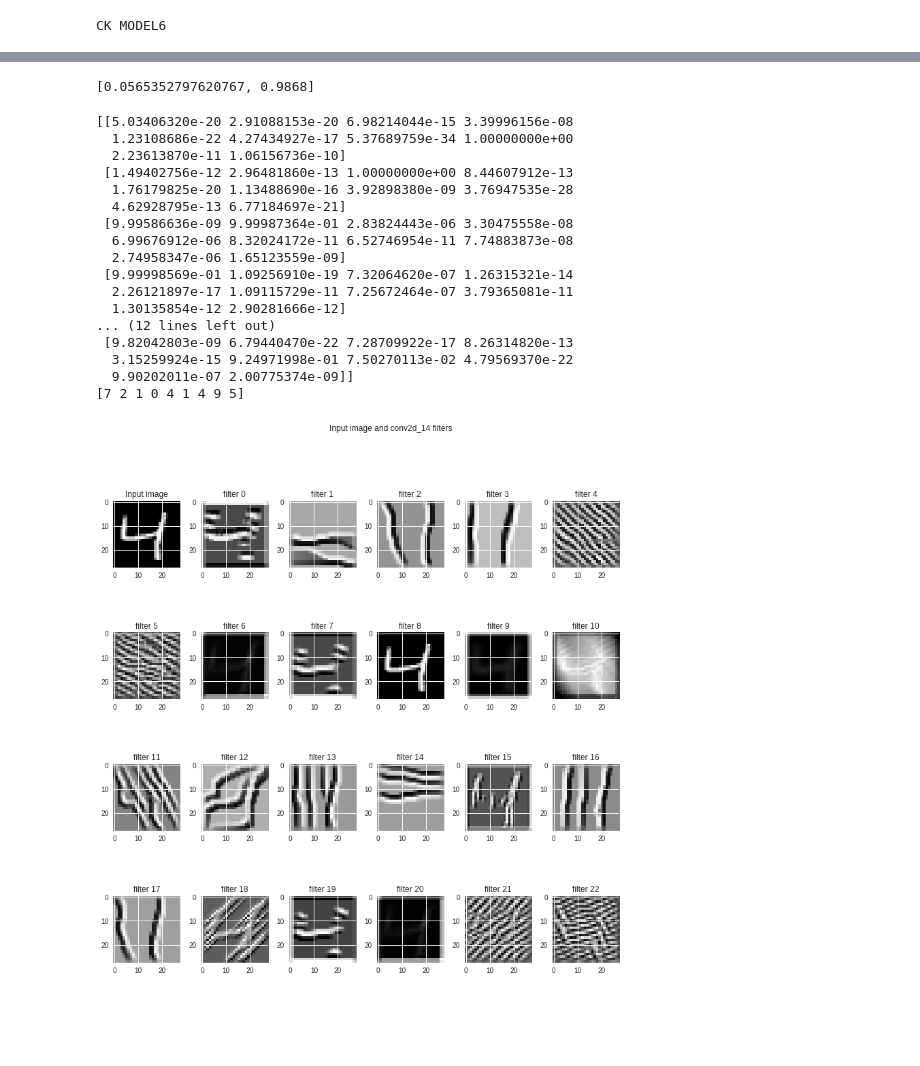
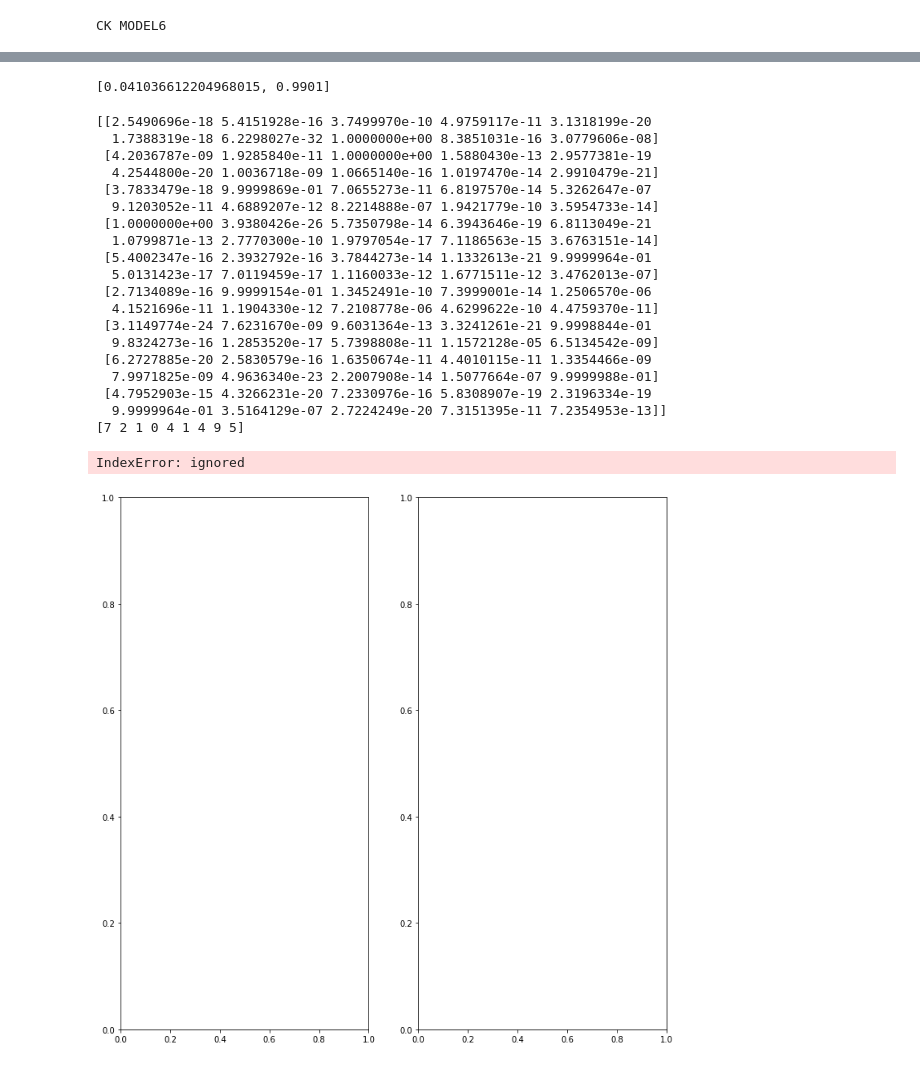
Before and after one commit to ckgpeace/EIP4, a Jupyter notebook: 1st_DNN.ipynb, the cells around one changed output, grey strips where cells are left out. Cells and saved outputs as stored; diff of their text form; code cells hidden in the pictures; blank space fills up the shorter version.

```diff
--- a/1st_DNN.ipynb
+++ b/1st_DNN.ipynb
@@ -180,0 +237,17 @@ CK MODEL6
+# %%
+# CK Model9
+print("CK MODEL9")
+
+from keras.layers import Activation
+model = Sequential()
+
+
+model.add(Convolution2D(32, 3, 3, activation='relu', input_shape=(28,28,1))) #26x26x32
+model.add(Convolution2D(32, 3, 3, activation='relu')) #24x24x32
+model.add(MaxPooling2D(pool_size=(2, 2)))
+model.add(Convolution2D(32, 3, 3, activation='relu')) #10x10x32
+model.add(MaxPooling2D(pool_size=(2, 2)))
+model.add(Convolution2D(10, 1, activation='relu')) #5x5x10
+model.add(Convolution2D(10, 5)) #1x1x10
+model.add(Flatten())
+model.add(Activation('softmax'))
@@ -234,29 +306,31 @@ score = model.evaluate(X_test, Y_test, verbose=0)
 # %%
 print(score)
 # %% [output]
-[0.0565352797620767, 0.9868]
+[0.041036612204968015, 0.9901]
 # %%
 y_pred = model.predict(X_test)
 # %%
 print(y_pred[:9])
 print(y_test[:9])
 # %% [output]
-[[5.03406320e-20 2.91088153e-20 6.98214044e-15 3.39996156e-08
-  1.23108686e-22 4.27434927e-17 5.37689759e-34 1.00000000e+00
-  2.23613870e-11 1.06156736e-10]
- [1.49402756e-12 2.96481860e-13 1.00000000e+00 8.44607912e-13
-  1.76179825e-20 1.13488690e-16 3.92898380e-09 3.76947535e-28
-  4.62928795e-13 6.77184697e-21]
- [9.99586636e-09 9.99987364e-01 2.83824443e-06 3.30475558e-08
-  6.99676912e-06 8.32024172e-11 6.52746954e-11 7.74883873e-08
-  2.74958347e-06 1.65123559e-09]
- [9.99998569e-01 1.09256910e-19 7.32064620e-07 1.26315321e-14
-  2.26121897e-17 1.09115729e-11 7.25672464e-07 3.79365081e-11
-  1.30135854e-12 2.90281666e-12]
-... (12 lines left out)
- [9.82042803e-09 6.79440470e-22 7.28709922e-17 8.26314820e-13
-  3.15259924e-15 9.24971998e-01 7.50270113e-02 4.79569370e-22
-  9.90202011e-07 2.00775374e-09]]
+[[2.5490696e-18 5.4151928e-16 3.7499970e-10 4.9759117e-11 3.1318199e-20
+  1.7388319e-18 6.2298027e-32 1.0000000e+00 8.3851031e-16 3.0779606e-08]
+ [4.2036787e-09 1.9285840e-11 1.0000000e+00 1.5880430e-13 2.9577381e-19
+  4.2544800e-20 1.0036718e-09 1.0665140e-16 1.0197470e-14 2.9910479e-21]
+ [3.7833479e-18 9.9999869e-01 7.0655273e-11 6.8197570e-14 5.3262647e-07
+  9.1203052e-11 4.6889207e-12 8.2214888e-07 1.9421779e-10 3.5954733e-14]
+ [1.0000000e+00 3.9380426e-26 5.7350798e-14 6.3943646e-19 6.8113049e-21
+  1.0799871e-13 2.7770300e-10 1.9797054e-17 7.1186563e-15 3.6763151e-14]
+ [5.4002347e-16 2.3932792e-16 3.7844273e-14 1.1332613e-21 9.9999964e-01
+  5.0131423e-17 7.0119459e-17 1.1160033e-12 1.6771511e-12 3.4762013e-07]
+ [2.7134089e-16 9.9999154e-01 1.3452491e-10 7.3999001e-14 1.2506570e-06
+  4.1521696e-11 1.1904330e-12 7.2108778e-06 4.6299622e-10 4.4759370e-11]
+ [3.1149774e-24 7.6231670e-09 9.6031364e-13 3.3241261e-21 9.9998844e-01
+  9.8324273e-16 1.2853520e-17 5.7398808e-11 1.1572128e-05 6.5134542e-09]
+ [6.2727885e-20 2.5830579e-16 1.6350674e-11 4.4010115e-11 1.3354466e-09
+  7.9971825e-09 4.9636340e-23 2.2007908e-14 1.5077664e-07 9.9999988e-01]
+ [4.7952903e-15 4.3266231e-20 7.2330976e-16 5.8308907e-19 2.3196334e-19
+  9.9999964e-01 3.5164129e-07 2.7224249e-20 7.3151395e-11 7.2354953e-13]]
 [7 2 1 0 4 1 4 9 5]
 # %%
 layer_dict = dict([(layer.name, layer) for layer in model.layers])
@@ -283,7 +357,7 @@ def deprocess_image(x):
     return x
 
 def vis_img_in_filter(img = np.array(X_train[2]).reshape((1, 28, 28, 1)).astype(np.float64),
-                      layer_name = 'conv2d_14'):
+                      layer_name = 'conv2d_131'):
     layer_output = layer_dict[layer_name].output
     img_ascs = list()
     for filter_index in range(layer_output.shape[3]):
@@ -306,31 +380,32 @@ def vis_img_in_filter(img = np.array(X_train[2]).reshape((1, 28, 28, 1)).astype(
         img_asc = np.array(img)
         # run gradient ascent for 20 steps
         for i in range(20):
             loss_value, grads_value = iterate([img_asc])
             img_asc += grads_value * step
 
         img_asc = img_asc[0]
         img_ascs.append(deprocess_image(img_asc).reshape((28, 28)))
 
     if layer_output.shape[3] >= 35:
         plot_x, plot_y = 6, 6
     elif layer_output.shape[3] >= 23:
         plot_x, plot_y = 4, 6
     elif layer_output.shape[3] >= 11:
         plot_x, plot_y = 2, 6
     else:
         plot_x, plot_y = 1, 2
     fig, ax = plt.subplots(plot_x, plot_y, figsize = (12, 12))
     ax[0, 0].imshow(img.reshape((28, 28)), cmap = 'gray')
     ax[0, 0].set_title('Input image')
     fig.suptitle('Input image and %s filters' % (layer_name,))
     fig.tight_layout(pad = 0.3, rect = [0, 0, 0.9, 0.9])
     for (x, y) in [(i, j) for i in range(plot_x) for j in range(plot_y)]:
         if x == 0 and y == 0:
             continue
         ax[x, y].imshow(img_ascs[x * plot_y + y - 1], cmap = 'gray')
         ax[x, y].set_title('filter %d' % (x * plot_y + y - 1))
 
 vis_img_in_filter()
 # %% [output]
+IndexError: ignored
-[figure, old version]
+[figure, new version]
```
Also changed, not shown: parts of 7 cells of this notebook.
